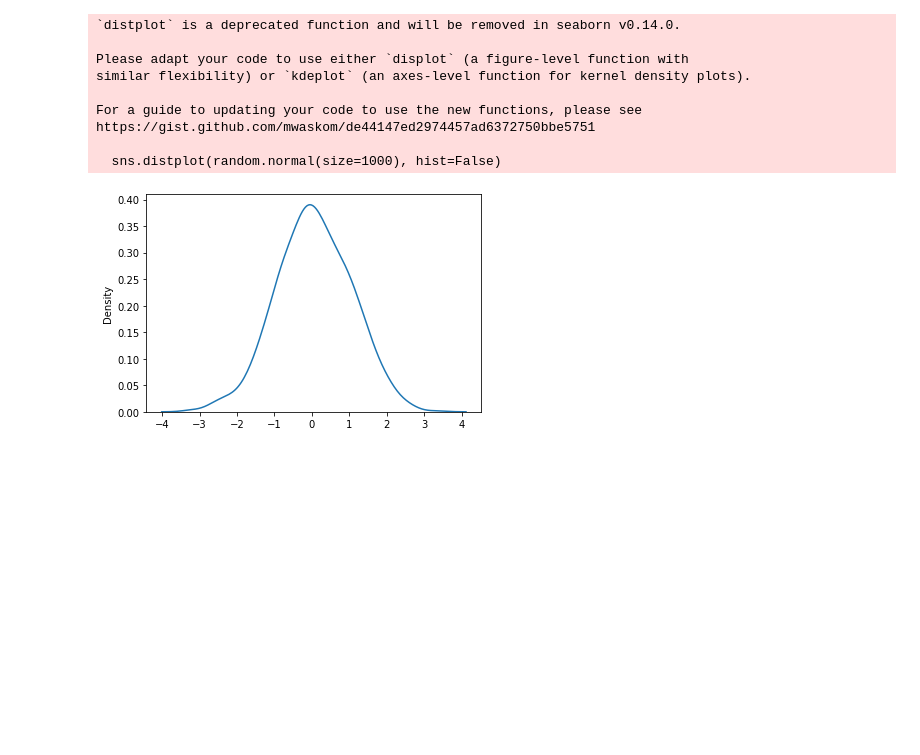
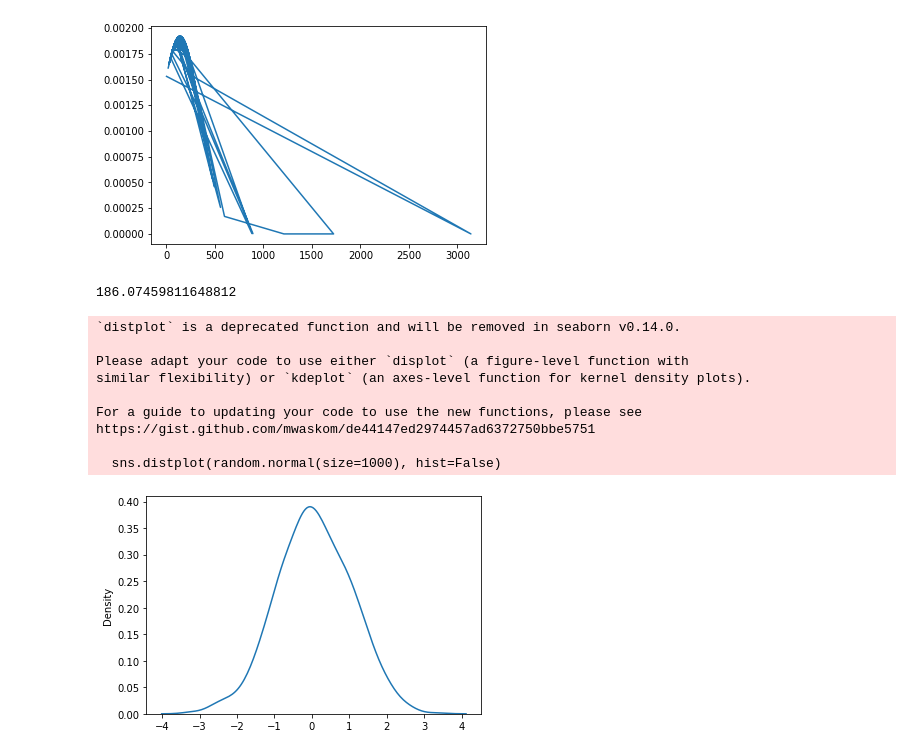
Before and after one commit to annisasufy/statistic, a Jupyter notebook: gaussian_plot.ipynb, the cells around one changed output. Saved outputs shown, nothing was run; the diff lists cells and outputs as text; code cells hidden in the pictures; blank space fills up the shorter version.

```diff
--- a/gaussian_plot.ipynb
+++ b/gaussian_plot.ipynb
@@ -4,0 +42,23 @@ import seaborn as sns
+# %%
+df_numpy=df_data['predicted_text'].to_numpy(dtype ='float32')
+
+
+x_data=df_numpy
+
+# hist, bin_edges = np.histogram(x_data)
+# hist=hist/sum(hist)
+
+# n = len(x_data)
+# x_hist=np.zeros((n),dtype=float)
+# for ii in range(n):
+#     x_hist[ii]=(bin_edges[ii+1]+bin_edges[ii])/2
+
+# y_hist=hist
+# %%
+# mean = statistics.mean(x_data)
+# sd = statistics.stdev(x_data)
+
+plt.plot(x_data, norm.pdf(x_data, 142.87, 207.622))
+plt.show()
+# %% [output]
+[figure, added]
@@ -5 +71,5 @@ import seaborn as sns
+# %%
+mean
+# %% [output]
+186.07459811648812
 # %%
```
Also changed, not shown: parts of 8 cells of this notebook, 2 other files.
